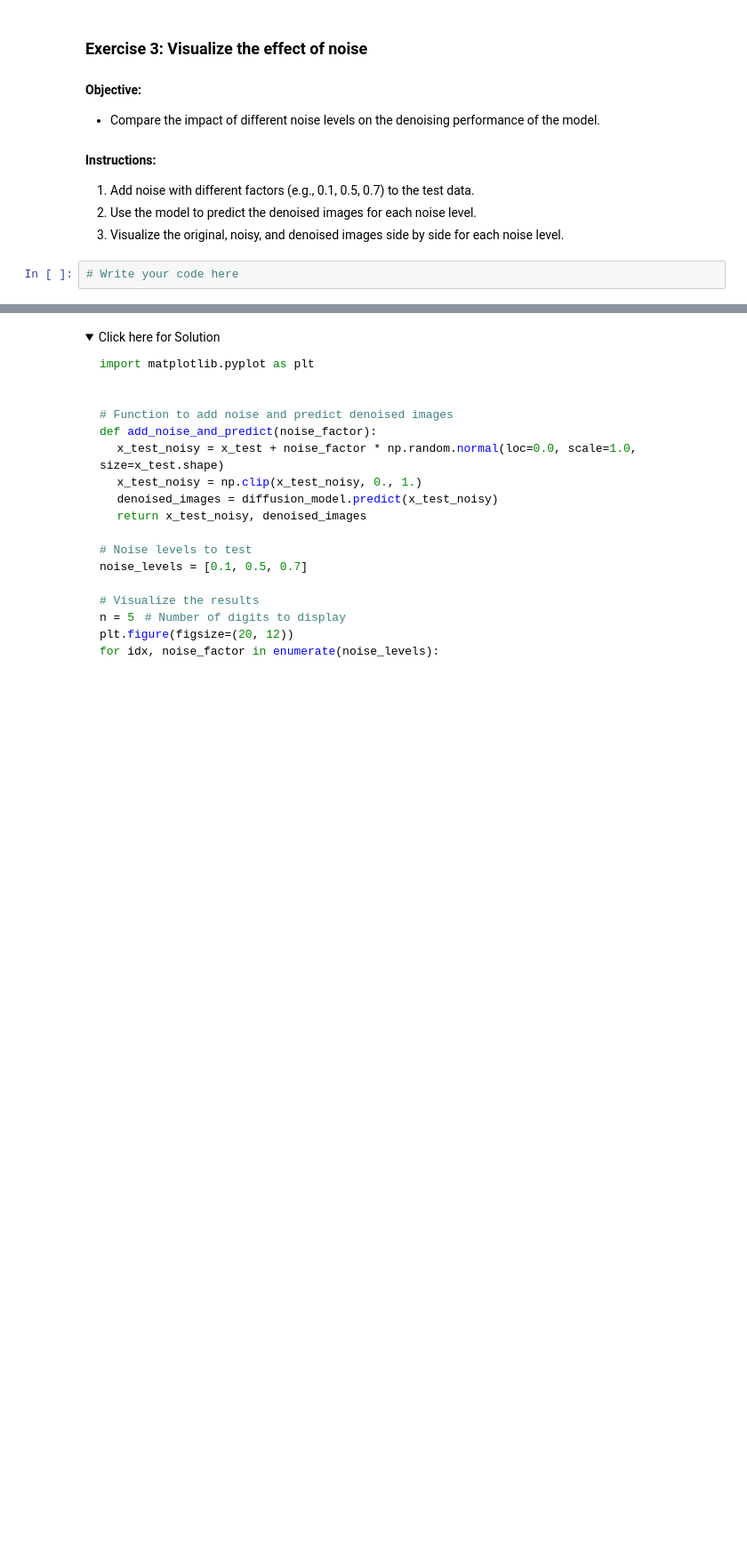
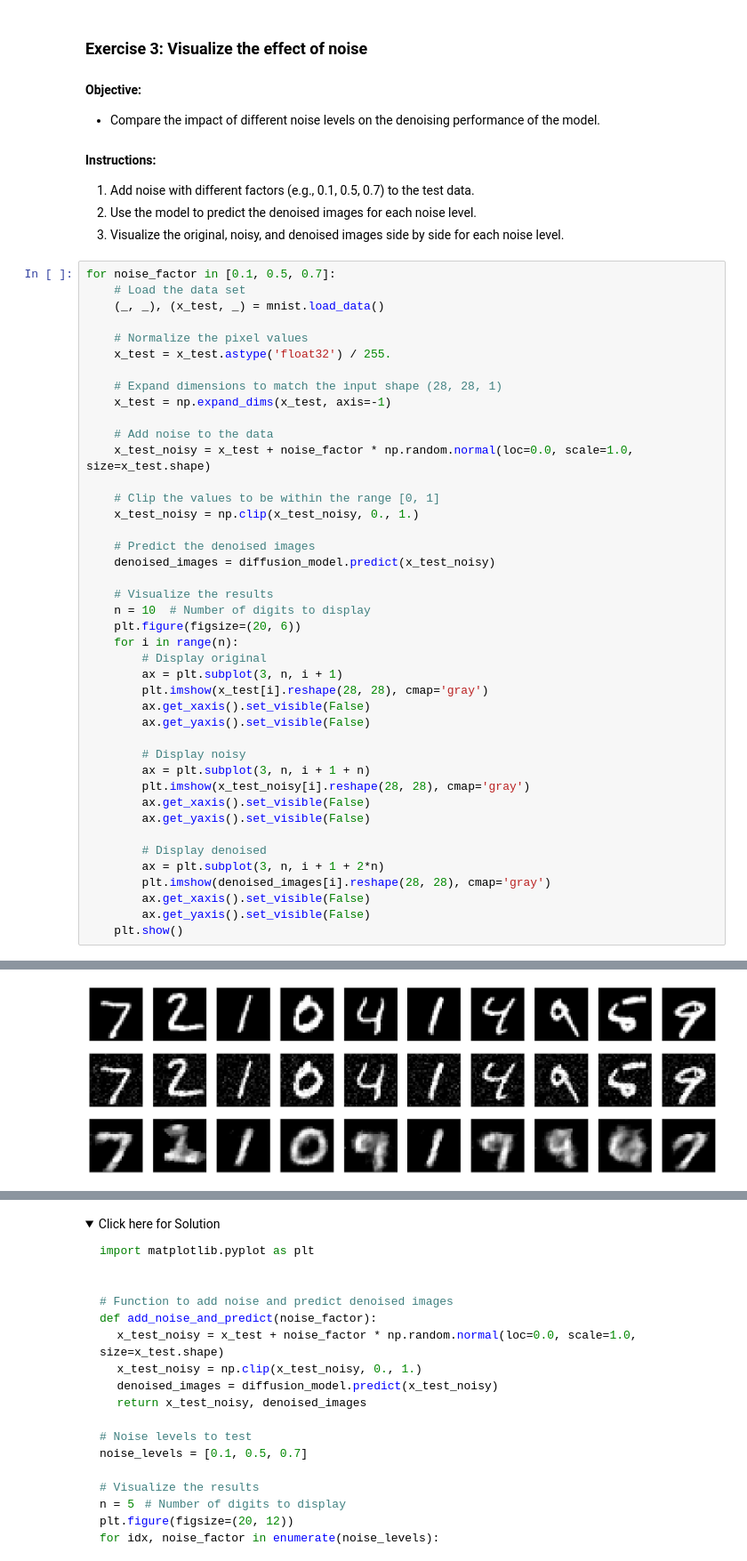
Before and after one commit to dylanjayabahu/ibm-ai-engineering, a Jupyter notebook: 03-Deep_Learning_with_Keras_and_Tensorflow/Module-4-Unsupervised_and_Generative_in_Keras/5-Implementing_Diffusion_Models_Lab.ipynb, the cells around one changed output, grey strips where cells are left out. Shown at 89% size. Drawn from its saved outputs; the diff is of its cells as text; folded sections open; blank space fills up the shorter version.

```diff
--- a/03-Deep_Learning_with_Keras_and_Tensorflow/Module-4-Unsupervised_and_Generative_in_Keras/5-Implementing_Diffusion_Models_Lab.ipynb
+++ b/03-Deep_Learning_with_Keras_and_Tensorflow/Module-4-Unsupervised_and_Generative_in_Keras/5-Implementing_Diffusion_Models_Lab.ipynb
@@ -357,5 +598,46 @@ diffusion_model.fit(x_train_noisy, x_train,
 1. Add noise with different factors (e.g., 0.1, 0.5, 0.7) to the test data.
 2. Use the model to predict the denoised images for each noise level.
 3. Visualize the original, noisy, and denoised images side by side for each noise level.
-# %%
-# Write your code here
+# %%
+for noise_factor in [0.1, 0.5, 0.7]:
+    # Load the data set
+    (_, _), (x_test, _) = mnist.load_data()
+
+    # Normalize the pixel values
+    x_test = x_test.astype('float32') / 255.
+
+    # Expand dimensions to match the input shape (28, 28, 1)
+    x_test = np.expand_dims(x_test, axis=-1)
+
+    # Add noise to the data
+    x_test_noisy = x_test + noise_factor * np.random.normal(loc=0.0, scale=1.0, size=x_test.shape)
+
+    # Clip the values to be within the range [0, 1]
+    x_test_noisy = np.clip(x_test_noisy, 0., 1.)
+
+    # Predict the denoised images
+    denoised_images = diffusion_model.predict(x_test_noisy)
+
+    # Visualize the results
+    n = 10  # Number of digits to display
+    plt.figure(figsize=(20, 6))
+    for i in range(n):
+        # Display original
+        ax = plt.subplot(3, n, i + 1)
+        plt.imshow(x_test[i].reshape(28, 28), cmap='gray')
+        ax.get_xaxis().set_visible(False)
+        ax.get_yaxis().set_visible(False)
+
+        # Display noisy
+        ax = plt.subplot(3, n, i + 1 + n)
+        plt.imshow(x_test_noisy[i].reshape(28, 28), cmap='gray')
+        ax.get_xaxis().set_visible(False)
+        ax.get_yaxis().set_visible(False)
+
+        # Display denoised
+        ax = plt.subplot(3, n, i + 1 + 2*n)
+        plt.imshow(denoised_images[i].reshape(28, 28), cmap='gray')
+        ax.get_xaxis().set_visible(False)
+        ax.get_yaxis().set_visible(False)
+    plt.show()
+# %% [output]
@@ -361,0 +645 @@ diffusion_model.fit(x_train_noisy, x_train,
+[figure, added]
```
Also changed, not shown: parts of 16 cells of this notebook, 2 other files.
